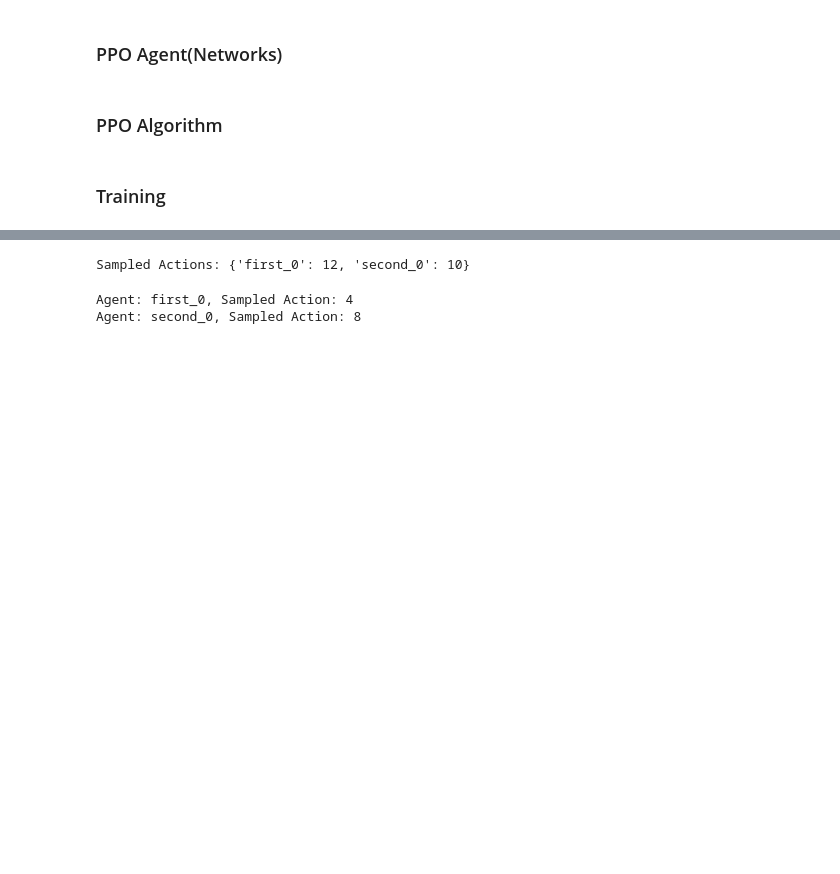
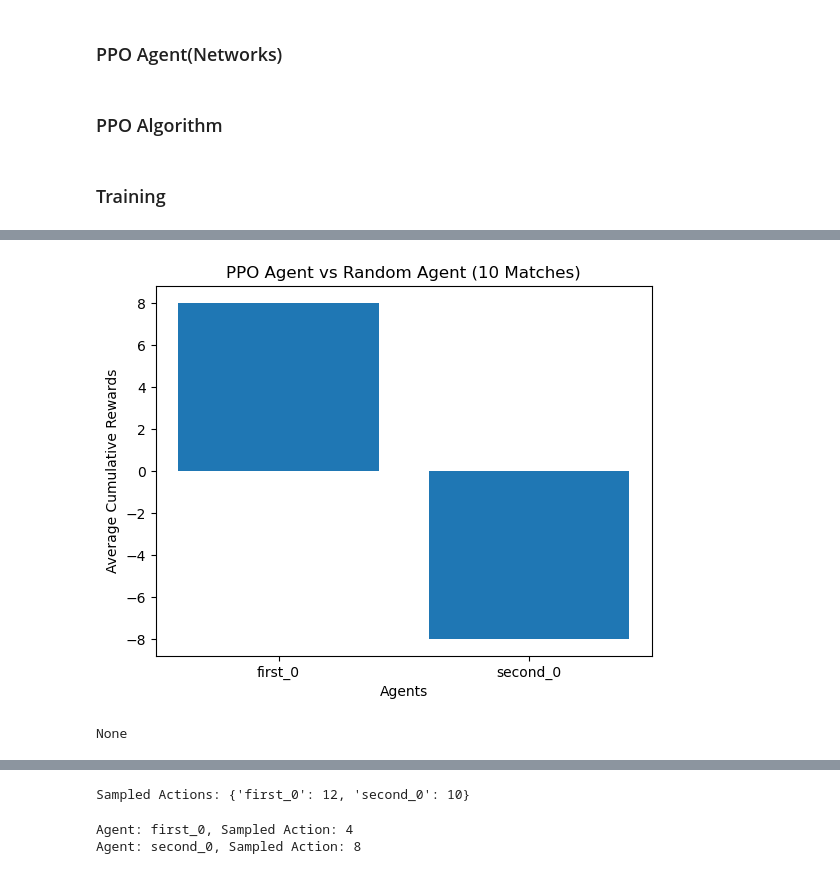
Before and after one commit to hebrian/boxing, a Jupyter notebook: test_self_play_PPO.ipynb, the cells around one changed output, grey strips where cells are left out. Saved outputs shown, nothing was run; the diff lists cells and outputs as text; code cells hidden in the pictures; blank space fills up the shorter version.

```diff
--- a/test_self_play_PPO.ipynb
+++ b/test_self_play_PPO.ipynb
@@ -605,0 +636,7 @@ Value model: ppo_trained_models_Dec_11/ppo_value_model.pth
+# %%
+# Load trained PPO model
+policy_model_path = "ppo_trained_models_Dec_12/ppo_policy_model.pth"  # Path to saved policy model
+ppo_agent = PPOAgent((1, 84, 84), env.action_space("first_0"))
+ppo_agent.load_state_dict(torch.load(policy_model_path))
+
+# Random policy function
@@ -605,0 +720,25 @@ Value model: ppo_trained_models_Dec_11/ppo_value_model.pth
+# %%
+# Run 10 matches and aggregate the results
+num_matches = 1
+all_match_results = []
+
+for match in range(num_matches):
+    # Play a match and save it as a video
+    match_results = play_match_and_save_video(env, ppo_agent, random_policy, video_path="ppo_vs_random.mp4", fps=30)
+    print("Match Results:", match_results)
+
+    print(f"Match {match + 1} Results:", match_results)
+    all_match_results.append(match_results)
+
+# Aggregate results across matches
+average_rewards = {agent: 0 for agent in all_match_results[0].keys()}
+for match_result in all_match_results:
+    for agent, reward in match_result.items():
+        average_rewards[agent] += reward
+
+# Calculate average rewards
+average_rewards = {agent: reward / num_matches for agent, reward in average_rewards.items()}
+
+# Visualize the average match results
+agents = list(average_rewards.keys())
+scores = list(average_rewards.values())
@@ -605,0 +753,14 @@ Value model: ppo_trained_models_Dec_11/ppo_value_model.pth
+# %%
+# bar plot of average rewards
+plt.bar(agents, scores)
+plt.xlabel("Agents")
+plt.ylabel("Average Cumulative Rewards")
+plt.title("PPO Agent vs Random Agent (10 Matches)")
+plt.show()
+# %% [output]
+[figure, added]
+# %%
+observations = env.reset()
+print(observations)
+# %% [output]
+None
```
Also changed, not shown: parts of 15 cells of this notebook, 6 other files.
